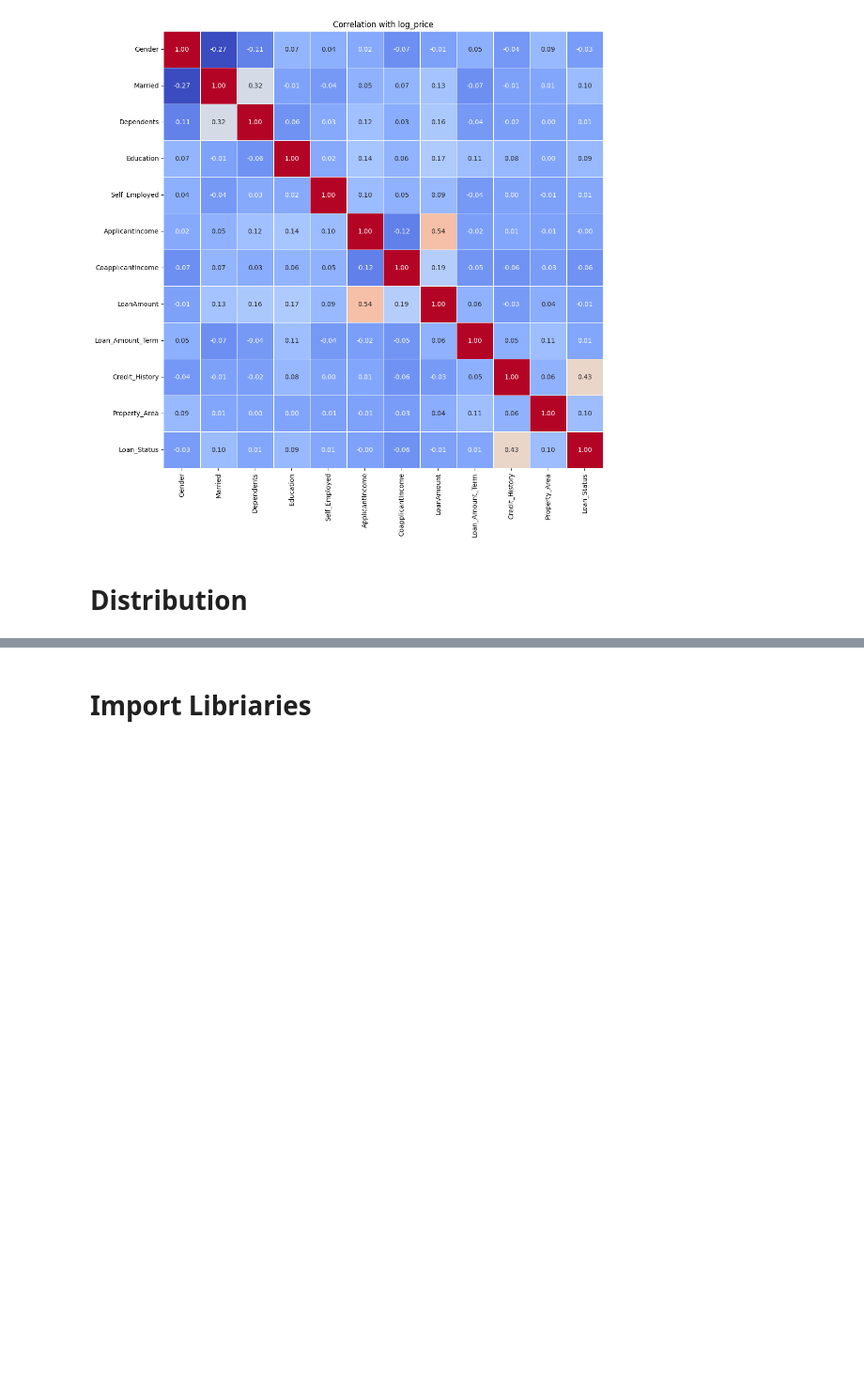
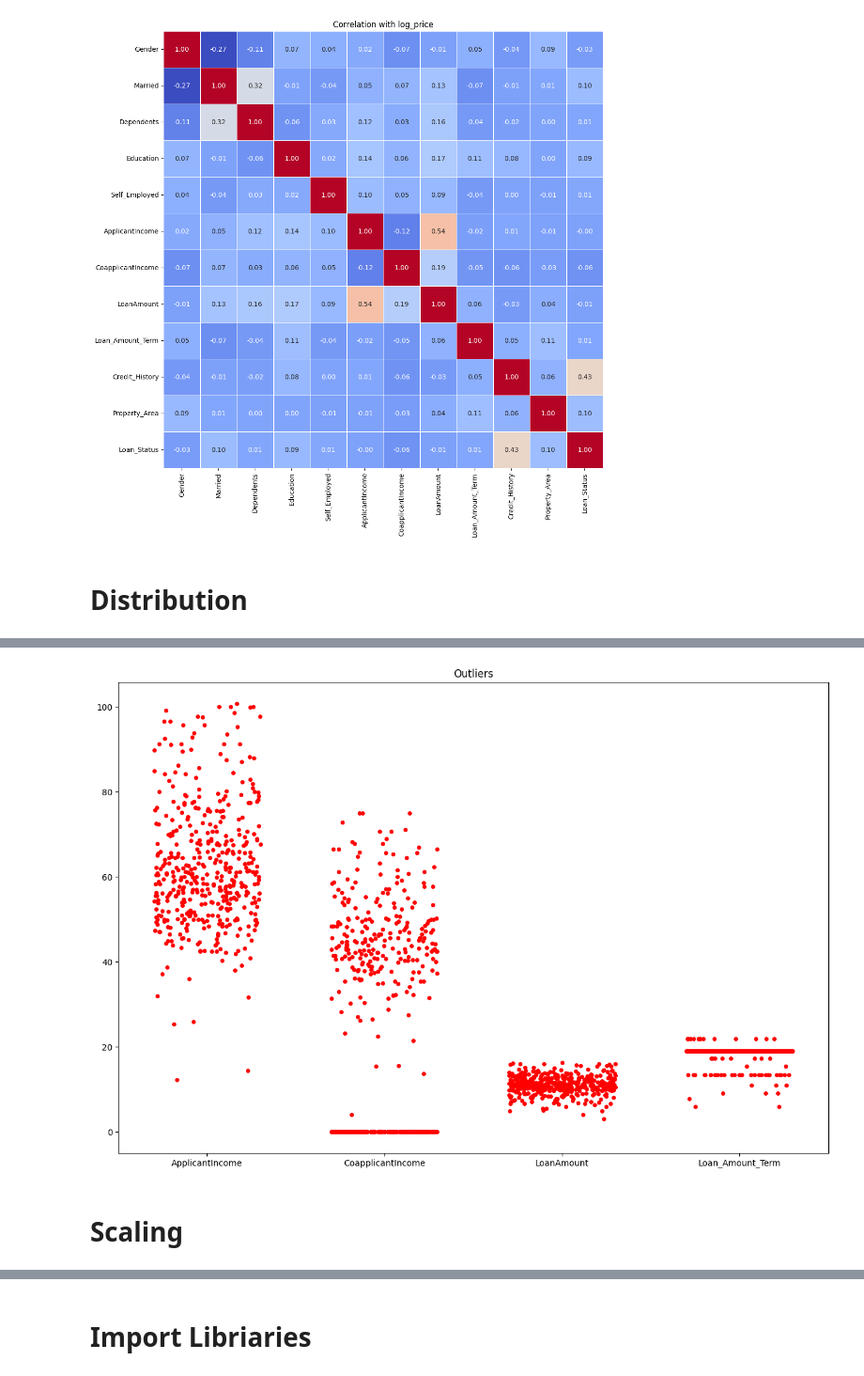
Before and after one commit to Sleeperalex/Loan-Approval-ML, a Jupyter notebook: ML.ipynb, the cells around one changed output, grey strips where cells are left out. Shown: that part at 94% size. Saved outputs shown, nothing was run; the diff lists cells and outputs as text; code cells hidden in the pictures; blank space fills up the shorter version.

```diff
--- a/ML.ipynb
+++ b/ML.ipynb
@@ -114,0 +129,19 @@ plot_distribution("Loan_Amount_Term", "Loan Amount Term Distribution")
+# %%
+# Set the figure size
+plt.figure(figsize=(15, 10))
+
+# Only variables that have outliers
+outliersColumns = data.get(["ApplicantIncome", "CoapplicantIncome", "LoanAmount", "Loan_Amount_Term"])
+
+# Add outliers to the plot
+sns.stripplot(data=outliersColumns, color="red", jitter=0.3, size=5)
+
+# Set the axis labels and title
+plt.title("Outliers")
+
+# Show the plot
+plt.show()
+# %% [output]
+[figure, added]
+# %% [markdown]
+# Scaling
```
Also changed, not shown: parts of 7 cells of this notebook.
